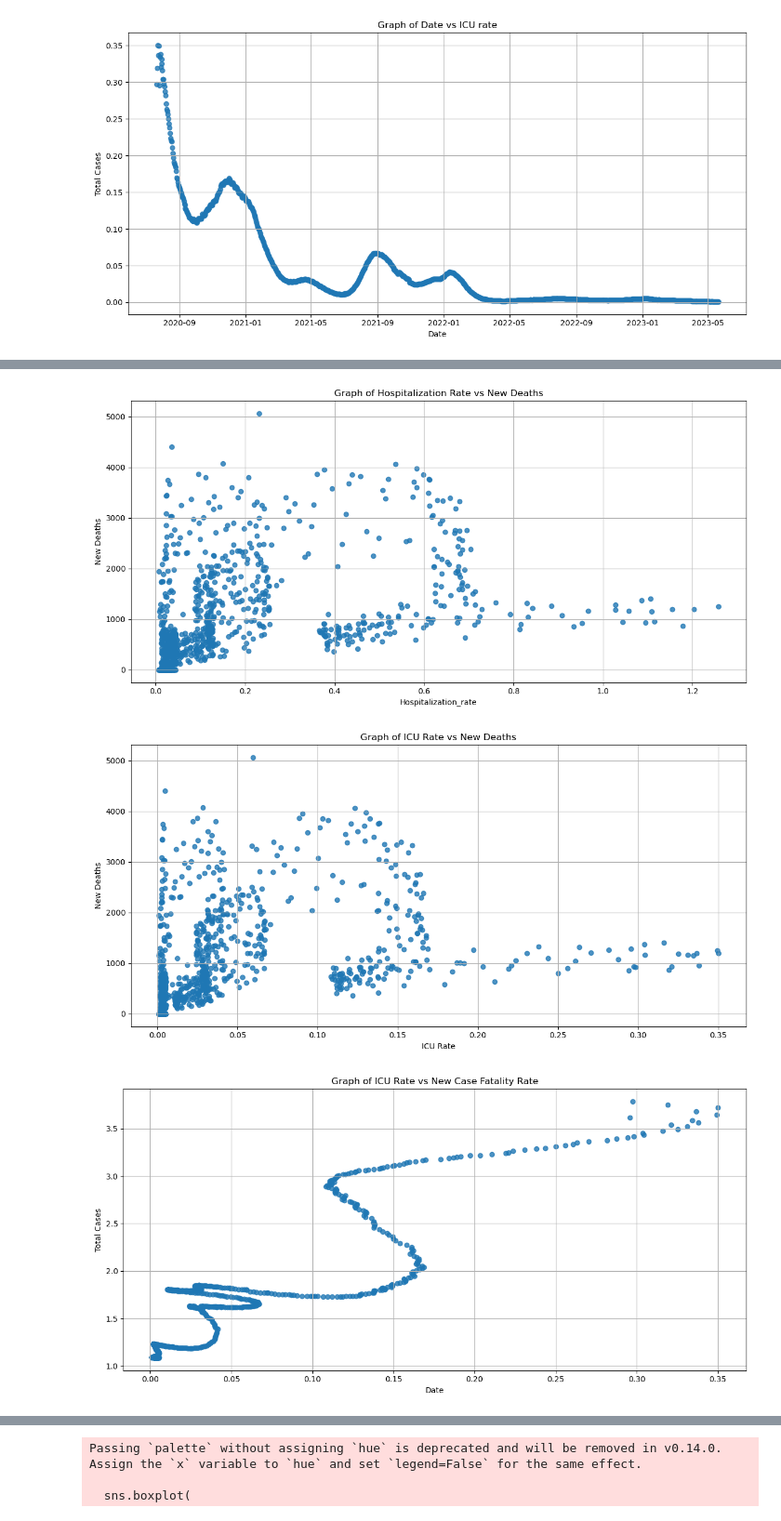
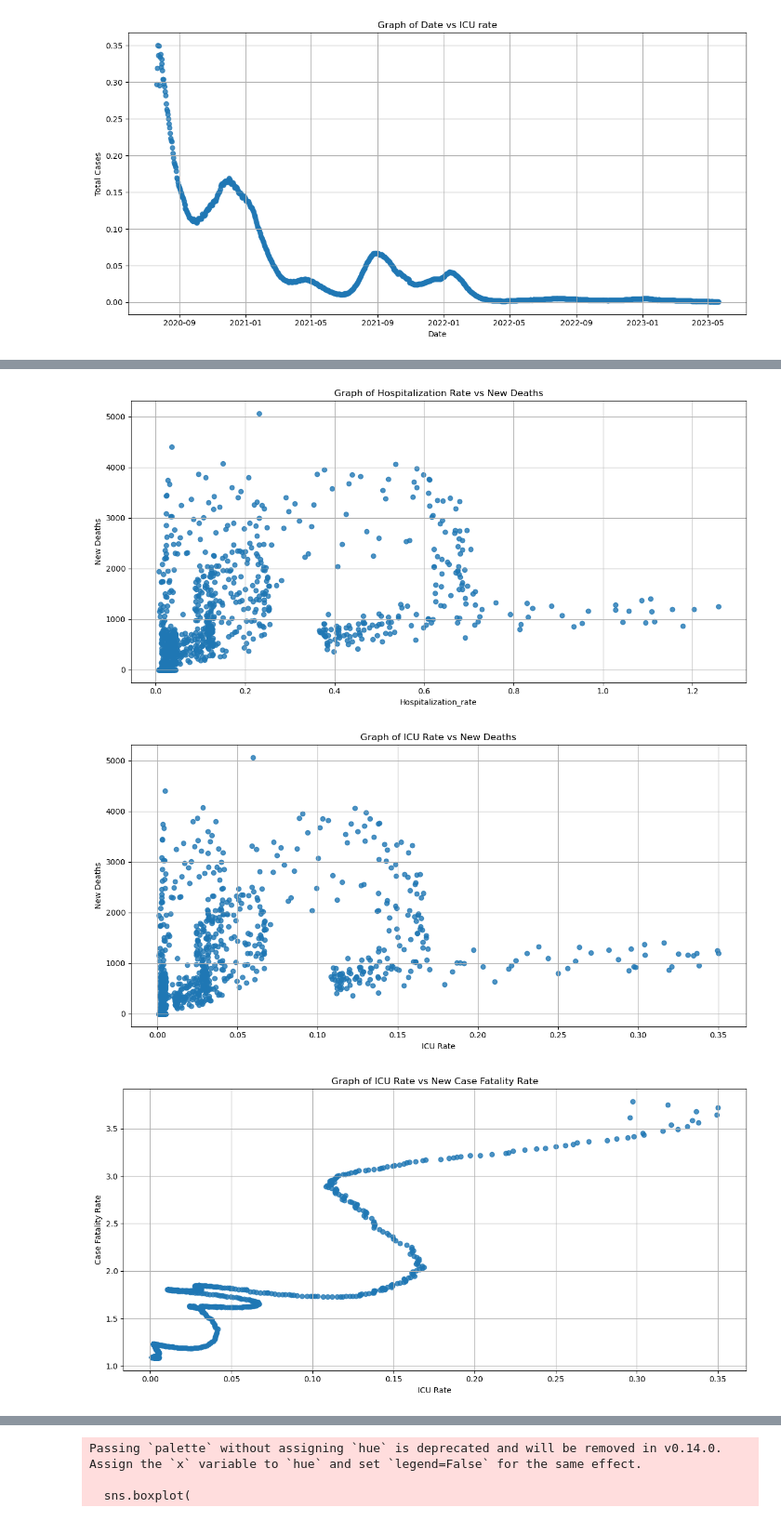
Before and after one commit to NomyNom/cosc3337_data_project, a Jupyter notebook: eda.ipynb, the cells around one changed output, grey strips where cells are left out. Shown at 93% size. Drawn from its saved outputs; the diff is of its cells as text; code cells hidden in the pictures.

```diff
--- a/eda.ipynb
+++ b/eda.ipynb
@@ -188,36 +216,36 @@ plt.show()
 plt.figure(figsize=(12, 6))
 plt.scatter(covid_data['hospitalization_rate'], covid_data['new_deaths'], marker='o', linestyle='-', alpha=0.8)
 plt.title('Graph of Hospitalization Rate vs New Deaths')
 plt.xlabel('Hospitalization_rate')
 plt.ylabel('New Deaths')
 plt.grid(True)
 plt.tight_layout()
 plt.show()
 
 # Plot the graph of icu_rate vs new_deaths
 plt.figure(figsize=(12, 6))
 plt.scatter(covid_data['icu_rate'], covid_data['new_deaths'], marker='o', linestyle='-', alpha=0.8)
 plt.title('Graph of ICU Rate vs New Deaths')
 plt.xlabel('ICU Rate')
 plt.ylabel('New Deaths')
 plt.grid(True)
 plt.tight_layout()
 plt.show()
 
 # Plot the graph of icu_rate vs case_fatality_rate
 plt.figure(figsize=(12, 6))
 plt.scatter(covid_data['icu_rate'], covid_data['case_fatality_rate'], marker='o', linestyle='-', alpha=0.8)
 plt.title('Graph of ICU Rate vs New Case Fatality Rate')
-plt.xlabel('Date')
-plt.ylabel('Total Cases')
+plt.xlabel('ICU Rate')
+plt.ylabel('Case Fatality Rate')
 plt.grid(True)
 plt.tight_layout()
 plt.show()
 # %% [output]
 [figure]
 [figure]
 [figure]
-[figure, old version]
+[figure, new version]
 # %%
 # Group data by 'hospitalization_need' and calculate the mean of 'hospitalization_rate'
 hospitalization_summary = covid_data.groupby('hospitalization_need')['hospitalization_rate'].mean()
```
Also changed, not shown: parts of 5 cells of this notebook.
